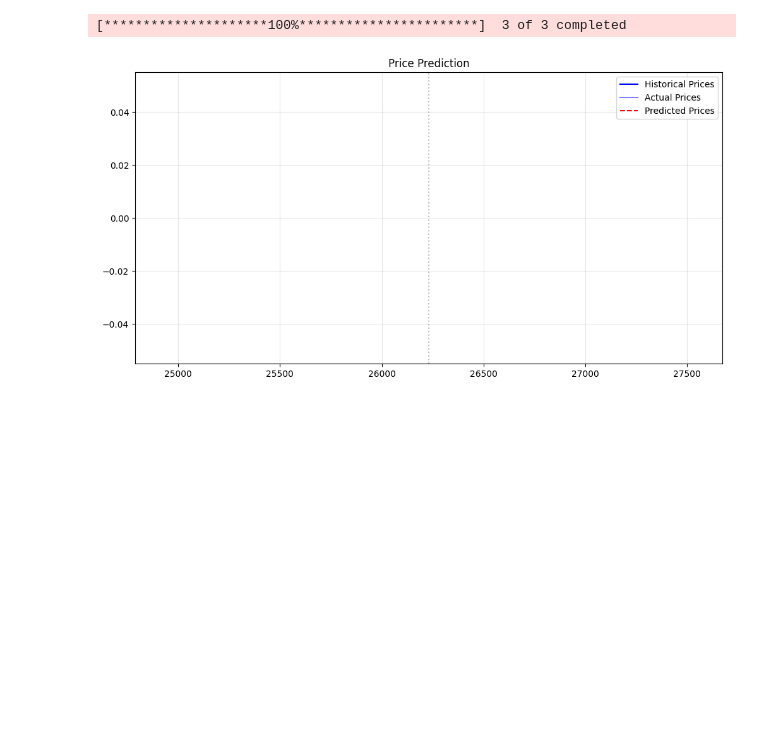
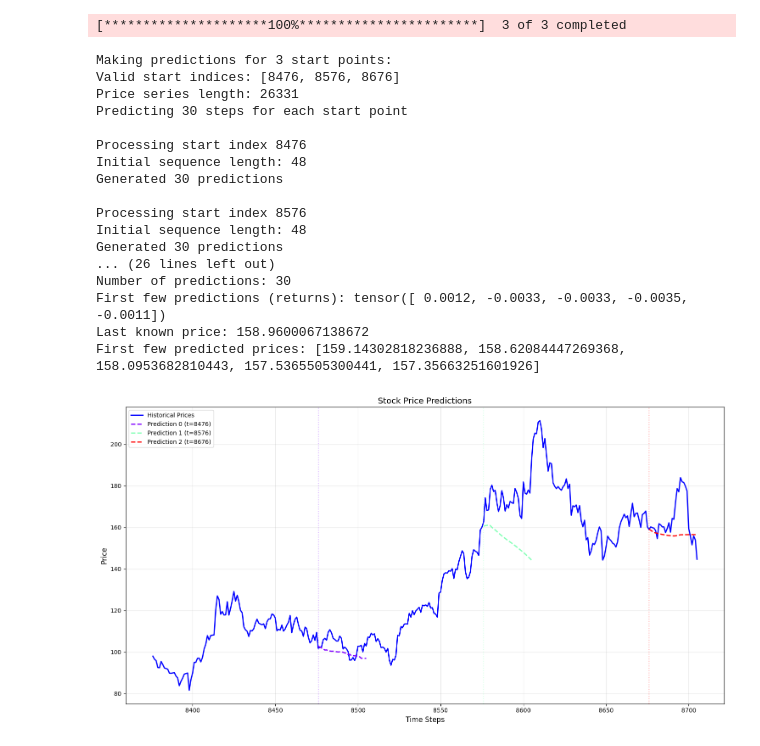
Before and after one commit to voxmenthe/FINPAK, a Jupyter notebook: src/finpak/transformer_predictions/inf_nb.ipynb, the cells around one changed output. Cells and saved outputs as stored; diff of their text form; code cells hidden in the pictures; blank space fills up the shorter version.

Commit message:
update with plots working

```diff
--- a/src/finpak/transformer_predictions/inf_nb.ipynb
+++ b/src/finpak/transformer_predictions/inf_nb.ipynb
@@ -31,9 +31,9 @@ model_params_v0 = {
     "d_input": 3,
     "n_outputs": 2,
     "d_model": 512,
-    "n_heads": 8,
-    "n_layers": 64,
-    "d_ff": 4096,
+    "n_heads": 4,
+    "n_layers": 56,
+    "d_ff": 2048,
     # No dropout in inference
 }
 
@@ -58,20 +58,43 @@ model_params_v2 = {
     # No dropout in inference
 }
 # %%
+# # Get the last valid index
+last_valid_idx = torch.where(torch.isfinite(combined_prices))[0][-1].item()
+start_indices = [
+    last_valid_idx - 300,
+    last_valid_idx - 200,
+    last_valid_idx - 100
+]
 
-start_idx = len(combined_prices) - 100
 n_future_steps = 30
 sequence_length = 47
 
 predict_from_checkpoint(
-    checkpoint_path="checkpoints/mpv1_chkpt_e_63_valloss_0.0005451.pt",
+    checkpoint_path="mv0_chkpt_e_79_valloss_0.0005491.pt",
     price_series=combined_prices,
-    start_idx=start_idx,
+    start_indices=start_indices,
     n_steps=n_future_steps,
-    model_params=model_params_v1,
+    model_params=model_params_v0,
     sequence_length=sequence_length,
     return_periods=[1, 5],
     sma_periods=[20]
 )
 # %% [output]
+Making predictions for 3 start points:
+Valid start indices: [8476, 8576, 8676]
+Price series length: 26331
+Predicting 30 steps for each start point
+
+Processing start index 8476
+Initial sequence length: 48
+Generated 30 predictions
+
+Processing start index 8576
+Initial sequence length: 48
+Generated 30 predictions
+... (26 lines left out)
+Number of predictions: 30
+First few predictions (returns): tensor([ 0.0012, -0.0033, -0.0033, -0.0035, -0.0011])
+Last known price: 158.9600067138672
+First few predicted prices: [159.14302818236888, 158.62084447269368, 158.0953682810443, 157.5365505300441, 157.35663251601926]
-[figure, old version]
+[figure, new version]
```
Also changed, not shown: 3 other files.
